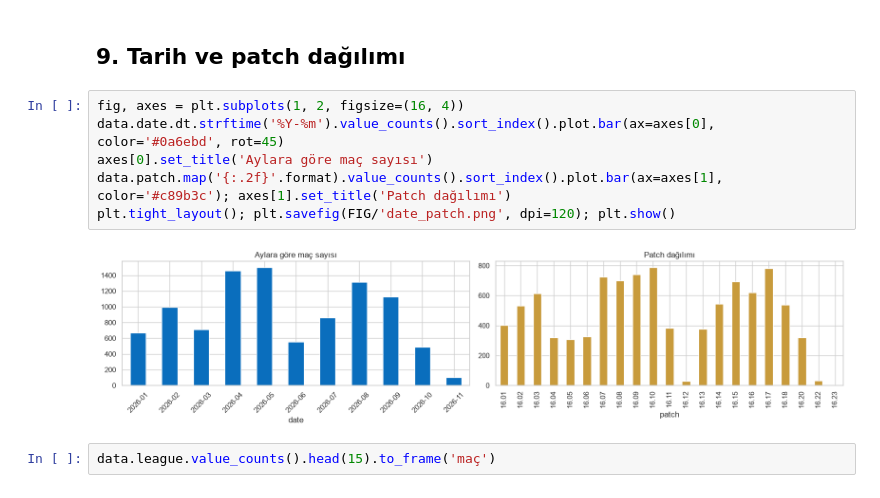
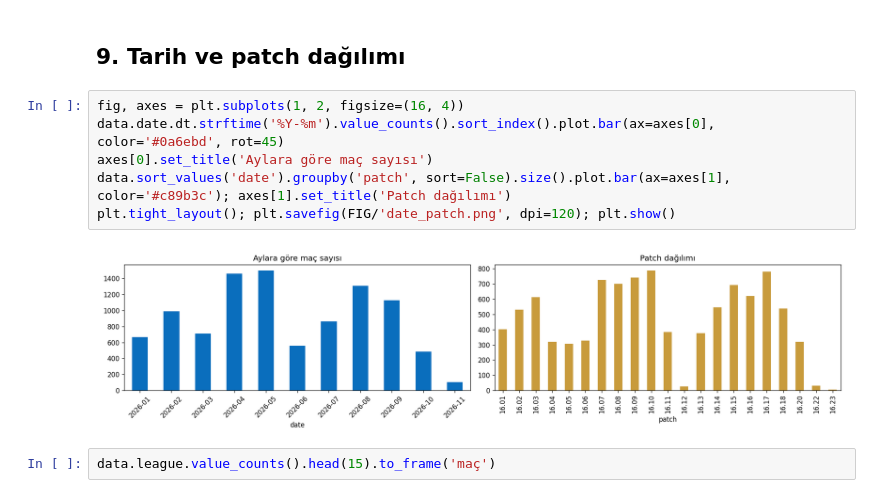
Before and after one commit to muhammedcanarica/lol-win-predictor, a Jupyter notebook: notebooks/01_eda.ipynb, the cells around one changed output. Cells and saved outputs as stored; diff of their text form.

Commit message:
Finalize patch parsing and esports reporting (#2)

```diff
--- a/notebooks/01_eda.ipynb
+++ b/notebooks/01_eda.ipynb
@@ -202,11 +202,11 @@ plt.title('Korelasyon matrisi'); plt.tight_layout(); plt.savefig(FIG/'correlatio
 # %%
 fig, axes = plt.subplots(1, 2, figsize=(16, 4))
 data.date.dt.strftime('%Y-%m').value_counts().sort_index().plot.bar(ax=axes[0], color='#0a6ebd', rot=45)
 axes[0].set_title('Aylara göre maç sayısı')
-data.patch.map('{:.2f}'.format).value_counts().sort_index().plot.bar(ax=axes[1], color='#c89b3c'); axes[1].set_title('Patch dağılımı')
+data.sort_values('date').groupby('patch', sort=False).size().plot.bar(ax=axes[1], color='#c89b3c'); axes[1].set_title('Patch dağılımı')
 plt.tight_layout(); plt.savefig(FIG/'date_patch.png', dpi=120); plt.show()
 # %% [output]
-[figure, old version]
+[figure, new version]
 # %%
 data.league.value_counts().head(15).to_frame('maç')
 # %% [output]
```
Also changed, not shown: parts of 2 cells of this notebook, 13 other files.
